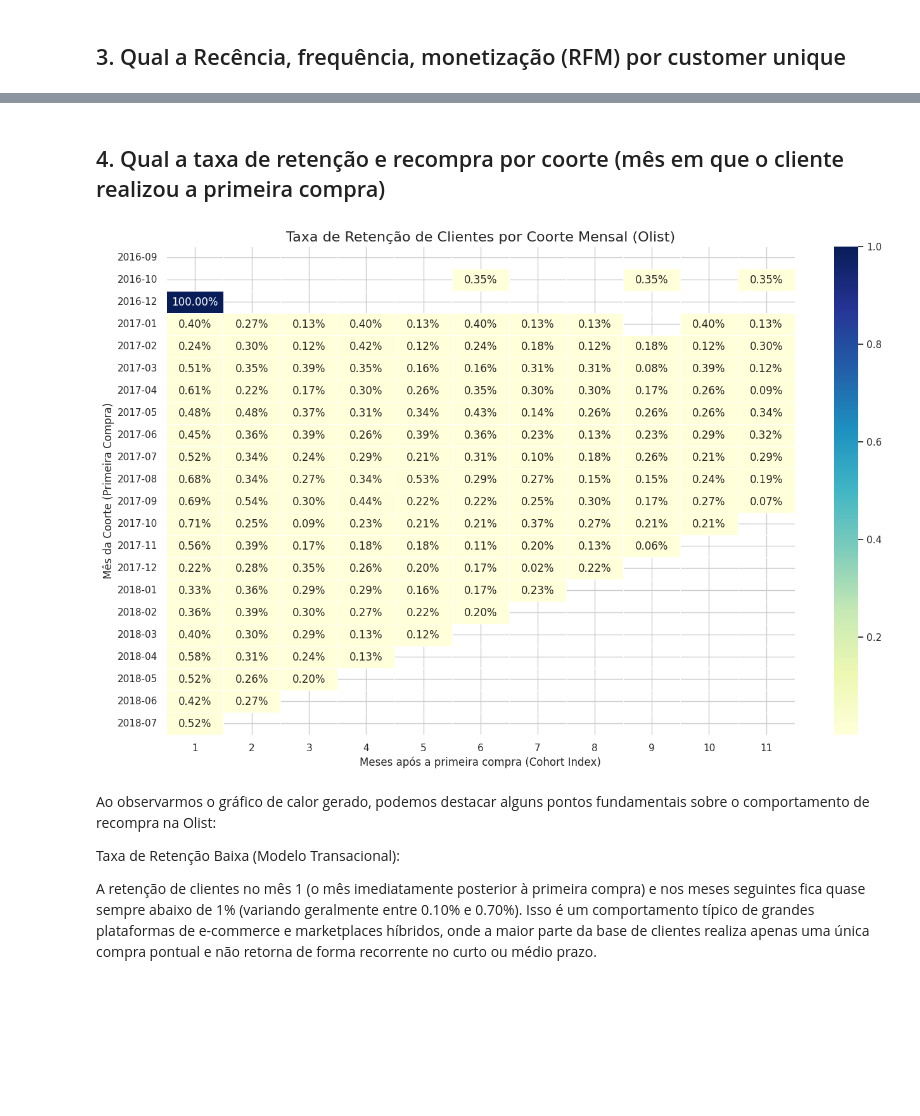
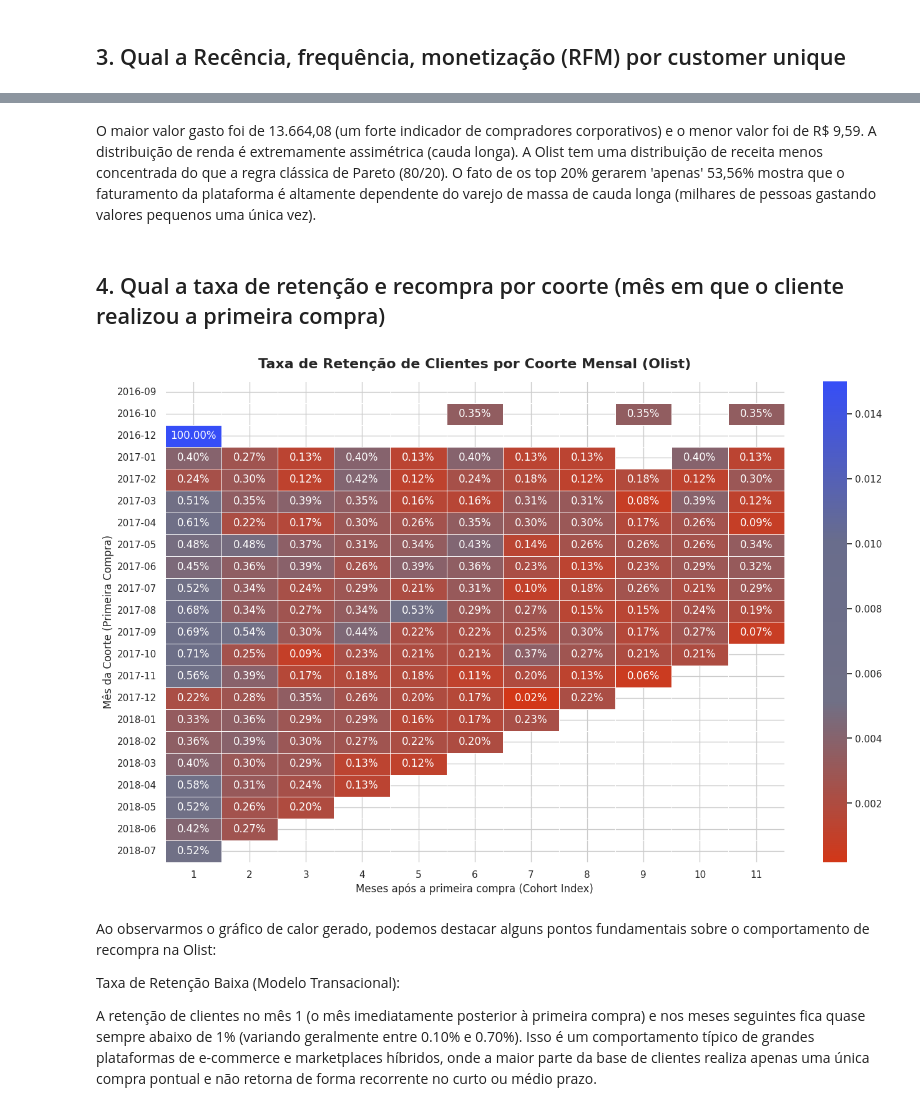
Before and after one commit to caiohc28/Tech_Challenge, a Jupyter notebook: Comportamento_e_Pagamentos_Olist.ipynb, the cells around one changed output, grey strips where cells are left out. Cells and saved outputs as stored; diff of their text form; code cells hidden in the pictures; blank space fills up the shorter version.

```diff
--- a/Comportamento_e_Pagamentos_Olist.ipynb
+++ b/Comportamento_e_Pagamentos_Olist.ipynb
@@ -207,3 +295,5 @@ Distribuição de Monetização - Valor Total Gasto até 1000,00 reais. Assimetr
+# %% [markdown]
+O maior valor gasto foi de 13.664,08 (um forte indicador de compradores corporativos) e o menor valor foi de R$ 9,59.  A distribuição de renda é extremamente assimétrica (cauda longa). A Olist tem uma distribuição de receita menos concentrada do que a regra clássica de Pareto (80/20). O fato de os top 20% gerarem 'apenas' 53,56% mostra que o faturamento da plataforma é altamente dependente do varejo de massa de cauda longa (milhares de pessoas gastando valores pequenos uma única vez).
 # %% [markdown]
 ## 4. Qual a taxa de retenção e recompra por coorte (mês em que o cliente realizou a primeira compra)
 # %%
@@ -211,6 +301,7 @@ import pandas as pd
 import numpy as np
 import seaborn as sns
 import matplotlib.pyplot as plt
+from matplotlib.colors import LinearSegmentedColormap
 
 # 1. Unir df_orders com df_olist para ter o customer_unique_id associado às datas de compra
 df_cohort = df_orders.merge(df_olist, on='customer_id', how='inner')
@@ -227,37 +318,43 @@ df_cohort['cohort_month'] = df_cohort.groupby('customer_unique_id')['order_purch
 
 # Calcular a distância em meses entre a compra atual e a primeira compra (Coorte Index)
 def calculate_cohort_index(df):
     years_diff = df['order_month'].dt.year - df['cohort_month'].dt.year
     months_diff = df['order_month'].dt.month - df['cohort_month'].dt.month
     return years_diff * 12 + months_diff
 
 df_cohort['cohort_index'] = calculate_cohort_index(df_cohort)
 
 # Contar clientes únicos para cada coorte e index
 cohort_group = df_cohort.groupby(['cohort_month', 'cohort_index'])['customer_unique_id'].nunique().reset_index()
 
 # Pivotar os dados para criar a tabela de coorte
 cohort_matrix = cohort_group.pivot(index='cohort_month', columns='cohort_index', values='customer_unique_id')
 
 # Cálculo do percentual de retenção (dividindo cada mês pelo tamanho original da coorte no mês zero)
 cohort_sizes = cohort_matrix.iloc[:, 0]
 retention_matrix = cohort_matrix.divide(cohort_sizes, axis=0)
 
+# Criação de um mapa de cores degradê personalizado de acordo com a solicitação:
+# Vermelho para os menores %, Tons de Cinza para a média, e Azul para os maiores %
+custom_colors = ["#d23718", "#707086", "#696d8c", "#364ef7"]
+cmap_custom = LinearSegmentedColormap.from_list("custom_retention", custom_colors, N=256)
+
 # Plotar o Heatmap de Retenção por Coorte
 plt.figure(figsize=(16, 10))
-plt.title('Taxa de Retenção de Clientes por Coorte Mensal (Olist)', fontsize=16)
+plt.title('Taxa de Retenção de Clientes por Coorte Mensal (Olist)', fontsize=16, fontweight='bold', pad=15)
 sns.heatmap(
     retention_matrix.iloc[:-1, 1:12], # Limitando visualmente aos primeiros 12 meses de retenção
     annot=True,
     fmt='.2%',
-    cmap='YlGnBu',
-    linewidths=.5
+    cmap=cmap_custom,
+    linewidths=.5,
+    vmax=0.015 # Ajustado o limite máximo para melhorar a distribuição visual dos percentuais reais (geralmente abaixo de 1.5%)
 )
 plt.xlabel('Meses após a primeira compra (Cohort Index)', fontsize=12)
 plt.ylabel('Mês da Coorte (Primeira Compra)', fontsize=12)
 plt.show()
 # %% [output]
-[figure, old version]
+[figure, new version]
 # %% [markdown]
 Ao observarmos o gráfico de calor gerado, podemos destacar alguns pontos fundamentais sobre o comportamento de recompra na Olist:
 
```
Also changed, not shown: parts of 7 cells of this notebook.
